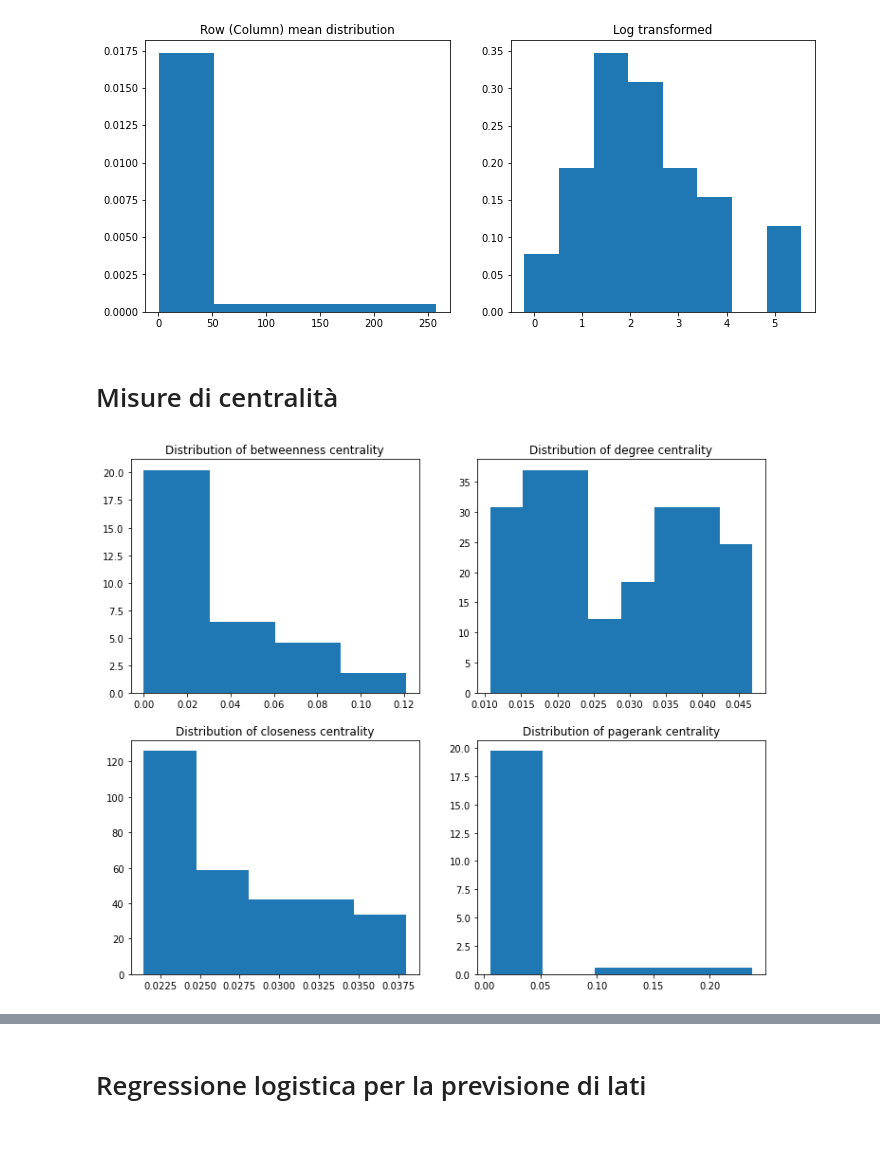
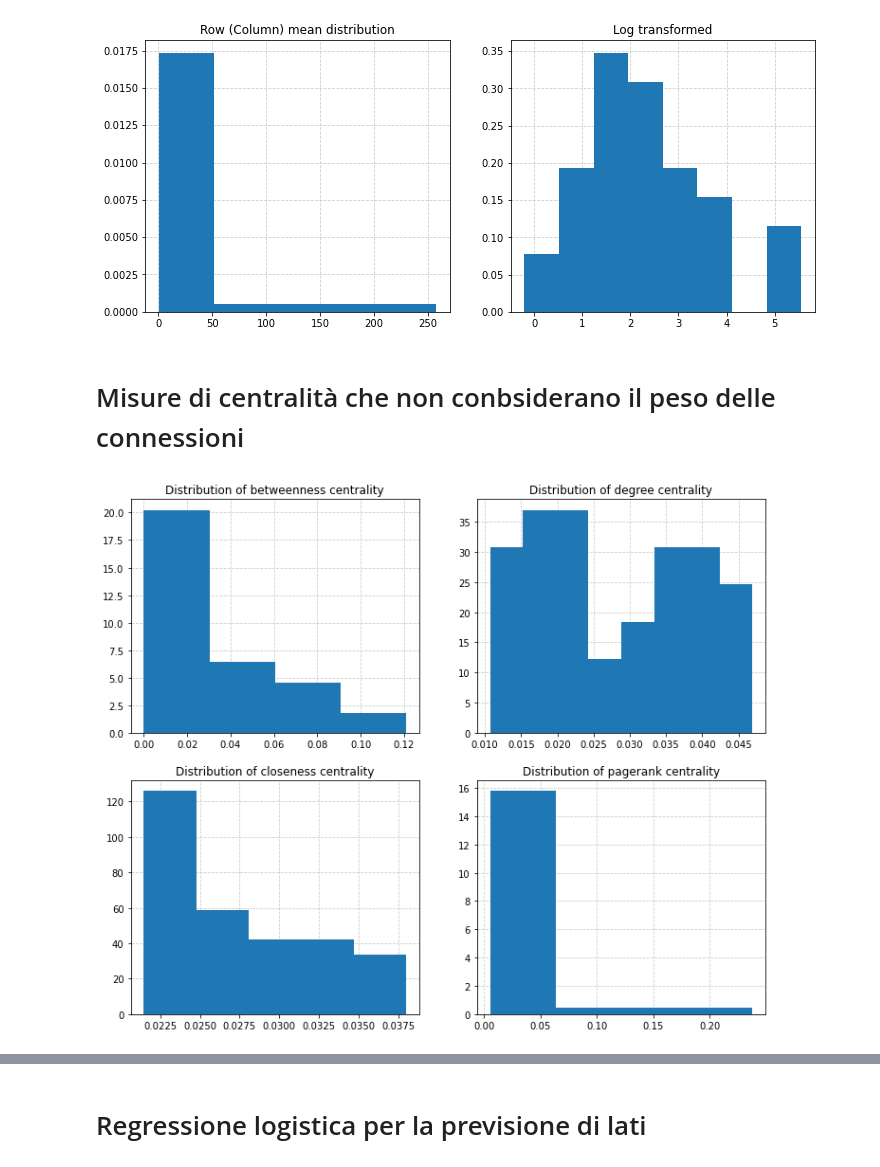
Before and after one commit to emabuell/high_dimensional_statistics_project, a Jupyter notebook: feature_extraction.ipynb, the cells around one changed output, grey strips where cells are left out. Drawn from its saved outputs; the diff is of its cells as text; code cells hidden in the pictures; blank space fills up the shorter version.

Commit message:
Misure di centralità finite

```diff
--- a/feature_extraction.ipynb
+++ b/feature_extraction.ipynb
@@ -90,6 +87,11 @@ sociomatrix_df
 36 rows × 36 columns
 # %%
 import matplotlib.pyplot as plt
+plt.rcParams['axes.grid'] = True
+plt.rcParams['grid.alpha'] = 1
+plt.rcParams['grid.color'] = "#cccccc"
+plt.rcParams['axes.axisbelow'] = True
+plt.rcParams['grid.linestyle'] = "dashed"
 import seaborn as sns
 
 plt.figure(figsize=(12,10))
@@ -178,7 +180,7 @@ plt.show()
 # %% [output]
 [figure]
 # %% [markdown]
-# Misure di centralità
+# Misure di centralità che non conbsiderano il peso delle connessioni
 # %%
 def get_df_centrality(centr):
     centr = dict([(characters_array[i],centr[i]) for i in range(len(centr))])
@@ -194,21 +196,21 @@ prk_centr = get_df_centrality(nx.pagerank(G)) # Transitivity
 # %%
 fig, ax = plt.subplots(2,2, figsize = (12,10))
 
 ax[0,0].hist(bet_centr['Centrality'], density = True, bins = 4)
 ax[0,0].set_title("Distribution of betweenness centrality")
 
 ax[0,1].hist(deg_centr['Centrality'], density = True, bins = 8)
 ax[0,1].set_title("Distribution of degree centrality")
 
 ax[1,0].hist(clo_centr['Centrality'], density = True, bins = 5)
 ax[1,0].set_title("Distribution of closeness centrality")
 
-ax[1,1].hist(prk_centr['Centrality'], density = True, bins = 5)
+ax[1,1].hist(prk_centr['Centrality'], density = True, bins = 4)
 ax[1,1].set_title("Distribution of pagerank centrality")
 
 plt.show()
 # %% [output]
-[figure, old version]
+[figure, new version]
 # %%
 features = pd.concat([bet_centr, deg_centr, clo_centr, prk_centr], axis = 1)
 features.columns =["Betweenness", "Degree", "Closeness", "Pagerank"]
```
Also changed, not shown: parts of 11 cells of this notebook.
